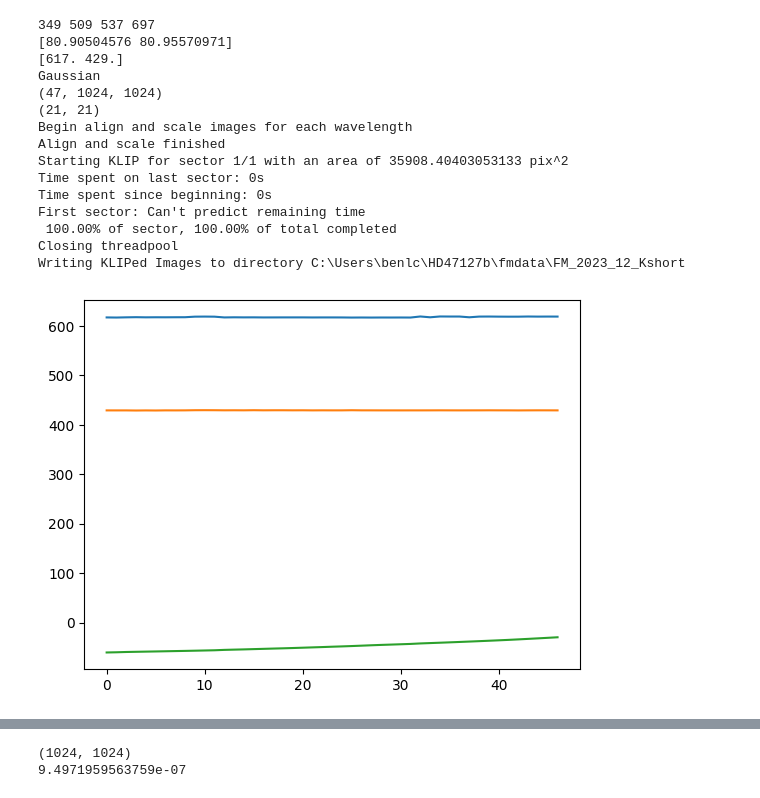
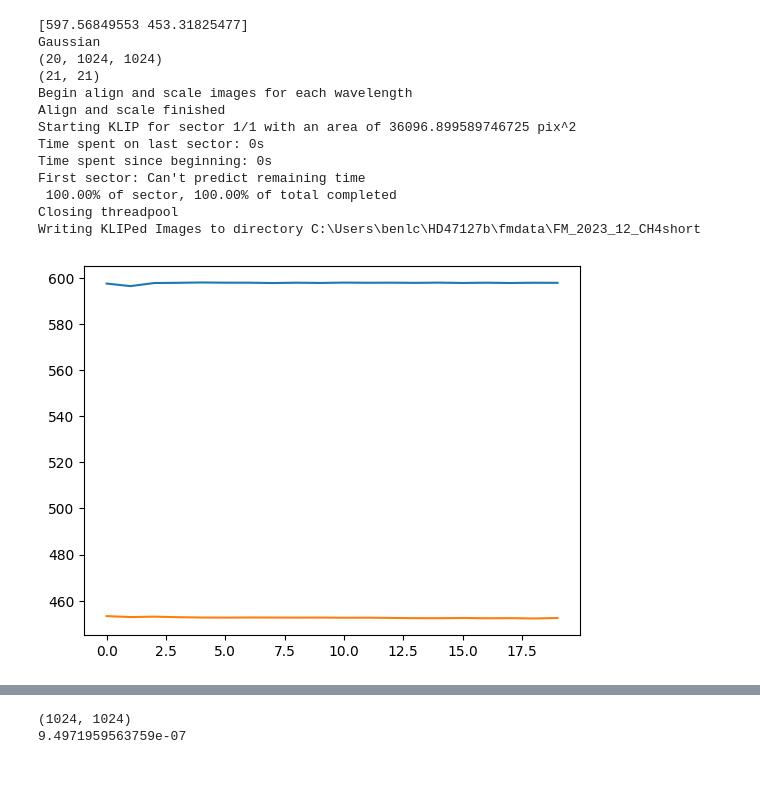
Before and after one commit to benlchang/HD47127-b-ADI, a Jupyter notebook: HD47127_ADI.ipynb, the cells around one changed output, grey strips where cells are left out. Drawn from its saved outputs; the diff is of its cells as text; code cells hidden in the pictures.

```diff
--- a/HD47127_ADI.ipynb
+++ b/HD47127_ADI.ipynb
@@ -62,16 +63,31 @@ def ADI_getImages(flist, xdim, ydim):
     rawcube = np.zeros((len(flist),xdim,ydim))
     ctrs= np.zeros((len(flist),2))
     parangs = np.zeros((len(flist)))
+
+    boxrad = 10
+    cx, cy = 599, 454
+    b, t, l, r = cy - boxrad, cy + boxrad, cx - boxrad, cx + boxrad
     for i in np.arange(len(flist)):
         rawcube[i,:,:] = fits.getdata(flist[i])
         head = fits.getheader(flist[i],ext=0)
         #find centers
-        if i == 0:
-            ctrs[i][0], ctrs[i][1] = 617, 429         #12_2023_H: 612, 435.7
+
+        ctrs[i] = (l, b) + centroid_2dg(rawcube[i,b:t,l:r])
+        if ctrs[i][0] > r or ctrs[i][0] < l or ctrs[i][1] > t or ctrs[i][1] < b:
+            shift, error, diffphase = phase_cross_correlation(rawcube[0,:,:], rawcube[i,:,:], upsample_factor=100, normalization=None)
+            ctrs[i] = ctrs[0] - shift
+        """if i == 0:
+            boxrad = 6
+            cx, cy = 612, 436
+            b, t, l, r = cy - boxrad, cy + boxrad, cx - boxrad, cx + boxrad
+            print(b, t, l, r)
+            ctrs[i] = (l, b) + centroid_2dg(rawcube[0,b:t,l:r])
+
+                                                        #12_2023_H: 612, 435.7
                                                       #12_2023_CH4s: 598.5, 454
                                                       #12_2023_CH4l: 598.9, 454.2
                                                       #12_2023_J: 612, 436.3
-                                                      #12_2023_Ks: 612.6, 434.4
+                                                      #12_2023_Ks: 617, 429
                                                       #02_2023_H: 612.8, 433.9
                                                       #04_2021_CH4s: 600, 453
 
@@ -79,23 +95,22 @@ def ADI_getImages(flist, xdim, ydim):
             shifts, error, diffphase, = phase_cross_correlation(rawcube[0,:,:],rawcube[i,:,:],
                                                     upsample_factor=100,
                                                     normalization=None)
-            ctrs[i][0] = ctrs[0][0] - shifts[0]
-            ctrs[i][1] = ctrs[0][1] - shifts[1]
+            ctrs[i] = ctrs[0] - shifts"""
 
         parangs[i] = head['PARANG']
 
 
     ydat, xdat = np.indices(rawcube[0].shape)
+    for i in range(len(flist)):
+        rawTemp = np.copy(rawcube[i])
+        cx, cy = ctrs[i]
 
-    """for i in range(len(flist)):
-        rawTemp = np.copy(rawcube[i])
-        cx, cy = ctrs[i][0], ctrs[i][1]
-
+        rawTemp[b,l:r], rawTemp[t,l:r], rawTemp[b:t, l], rawTemp[b:t, r] = np.nan, np.nan, np.nan, np.nan
         distance_from_center = np.sqrt((xdat - cx)**2 + (ydat-cy)**2)
         rawTemp[np.where(distance_from_center <= 3)] = np.nan
-        fits.writeto(f'../rawPlusCenters/2023_12_Kshort/n{i}.fits', rawTemp, overwrite=True)"""
+        fits.writeto(f'../rawPlusCenters/2023_12_CH4short/n{i}.fits', rawTemp, overwrite=True)
 
-    distance_from_center = np.sqrt((xdat - ctrs[0][0])**2 + (ydat-ctrs[0][1])**2)
+    """distance_from_center = np.sqrt((xdat - ctrs[0][0])**2 + (ydat-ctrs[0][1])**2)
     medcube = np.nanmedian(rawcube, axis=0)
     newMedCube = np.copy(medcube)
     newMedCube[np.where(distance_from_center <= 3)] = np.nan
@@ -105,20 +120,18 @@ def ADI_getImages(flist, xdim, ydim):
     tempCube[np.where(distance_from_center <= 3)] = np.nan
     fits.writeto('rawIMG.fits', tempCube, overwrite=True)
 
-    boxrad = 80
     cx, cy = int(ctrs[0][0]), int(ctrs[0][1])
     b, t, l, r = cy - boxrad, cy + boxrad, cx - boxrad, cx + boxrad
-    print(b, t, l, r)
+    print(cx, cy, b, t, l, r)
     centroid = centroid_2dg(medcube[b:t, l:r])
     print(centroid)
     distance_from_center_2 = np.sqrt((xdat - l - centroid[0])**2 + (ydat - b - centroid[1])**2)
     tempCube2 = np.copy(medcube)
     tempCube2[np.where(distance_from_center_2 <= 3)] = np.nan
     tempCube2[b,l:r], tempCube2[t,l:r], tempCube2[b:t, l], tempCube2[b:t, r] = np.nan, np.nan, np.nan, np.nan
-    fits.writeto('centroidIMG.fits', tempCube2, overwrite=True)
+    fits.writeto('centroidIMG.fits', tempCube2, overwrite=True)"""
 
     plt.plot(ctrs)
-    plt.plot(parangs)
     return rawcube, ctrs, parangs
 
 
@@ -188,7 +201,7 @@ def ADI_NIRC2(flist):
     rawcube, ctrs, parangs = ADI_getImages(flist, 1024, 1024)
 
     dataset = GenericData(rawcube, ctrs, IWA=6, parangs=parangs)
-    sub_imgs = parallelized.klip_dataset(dataset, outputdir='../klipdata/2023_12_K',
+    sub_imgs = parallelized.klip_dataset(dataset, outputdir='../klipdata/2023_12_J',
                                         annuli=9,subsections=4,numbasis=[1,20,50,100],maxnumbasis=150,mode="ADI",
                                         movement=1)
     return sub_imgs, ctrs[0]
@@ -238,7 +251,7 @@ def forwardmodel(flist, psflist=None, gaussian=None):
     print(ctrs[0])
 
     numbasis = np.array([1, 20, 50, 100])
-    guesssep = 190.5
+    guesssep = 191.5
     guesspa = 7.8
     #guesspa = 8.6 #for 2023_12_Kshort
     #guesspa = 7.3        #for 2023_02_H
@@ -260,15 +273,14 @@ def forwardmodel(flist, psflist=None, gaussian=None):
     print(fm_psf_stamp.shape)
     fm_psf_stamp = fm_psf_stamp.reshape(1, fm_psf_stamp.shape[0], fm_psf_stamp.shape[1])
 
-    fits.writeto('instrument_psfs.fits', fm_psf_stamp[0], overwrite=True)
     fm_class = fmpsf.FMPlanetPSF(fm_psf_stamp.shape, numbasis, guesssep, guesspa, guessflux, fm_psf_stamp,
                              input_wvs = np.unique(dataset.wvs), flux_conversion = [1]*datacube.shape[0])
 
-    outputdir = "../fmdata/FM_2023_12_Kshort"
+    outputdir = "../fmdata/FM_2023_12_CH4short"
 
     """   ___CHANGE THIS___   """
 
-    prefix = "hd47127-12-2023-Kshort"
+    prefix = "hd47127-12-2023-CH4short"
     annulus_bounds = [[guesssep-15, guesssep+15]]
     subsections = 1
     padding = 0
@@ -280,42 +292,40 @@ def forwardmodel(flist, psflist=None, gaussian=None):
 #   ___CHANGE THIS___   """
 
 #datadir = '../rawdata/2023_12_H/'
 #datadir = '../rawdata/2023_12_J/'
 #datadir = '../rawdata/2023_02_H/'
 #datadir = '../rawdata/2023_12_CH4long/'
-#datadir = '../rawdata/2023_12_CH4short/'
-datadir = '../rawdata/2023_12_Kshort/'
+datadir = '../rawdata/2023_12_CH4short/'
+#datadir = '../rawdata/2023_12_Kshort/'
 #datadir = '../rawdata/DEWARPED_2021_04_CH4short/'
 flist = sorted(glob.glob(datadir + '*.fits'))
 #psflist = sorted(glob.glob(psfdir + '*.fits'))
 gaussian = makeGaussian(size=120, amplitude=30, fwhm=6)
 
 #flist_adi, cen = ADI_NIRC2(flist)
 #diskForwardmodel(flist, psflist)
 #forwardmodel(flist, psflist)
 #ADI_getImages(flist, 1024, 1024)
 #ADI_NIRC2(flist)
 #cADI_NIRC2(flist)
 forwardmodel(flist, gaussian=gaussian)
 #flist_adi, cen = ADI_NIRC2(flist)
 #input_planet_fluxes, seps, wcs = injectFakePlanets(flist, 179300000)
 # %% [output]
-349 509 537 697
-[80.90504576 80.95570971]
-[617. 429.]
+[597.56849553 453.31825477]
 Gaussian
-(47, 1024, 1024)
+(20, 1024, 1024)
 (21, 21)
 Begin align and scale images for each wavelength
 Align and scale finished
-Starting KLIP for sector 1/1 with an area of 35908.40403053133 pix^2
+Starting KLIP for sector 1/1 with an area of 36096.899589746725 pix^2
 Time spent on last sector: 0s
 Time spent since beginning: 0s
 First sector: Can't predict remaining time
  100.00% of sector, 100.00% of total completed
 Closing threadpool
-Writing KLIPed Images to directory C:\Users\benlc\HD47127b\fmdata\FM_2023_12_Kshort
+Writing KLIPed Images to directory C:\Users\benlc\HD47127b\fmdata\FM_2023_12_CH4short
-[figure, old version]
+[figure, new version]
 # %%
 def processFMObject(output_prefix):
     #next step:
```
Also changed, not shown: parts of 3 cells of this notebook.
